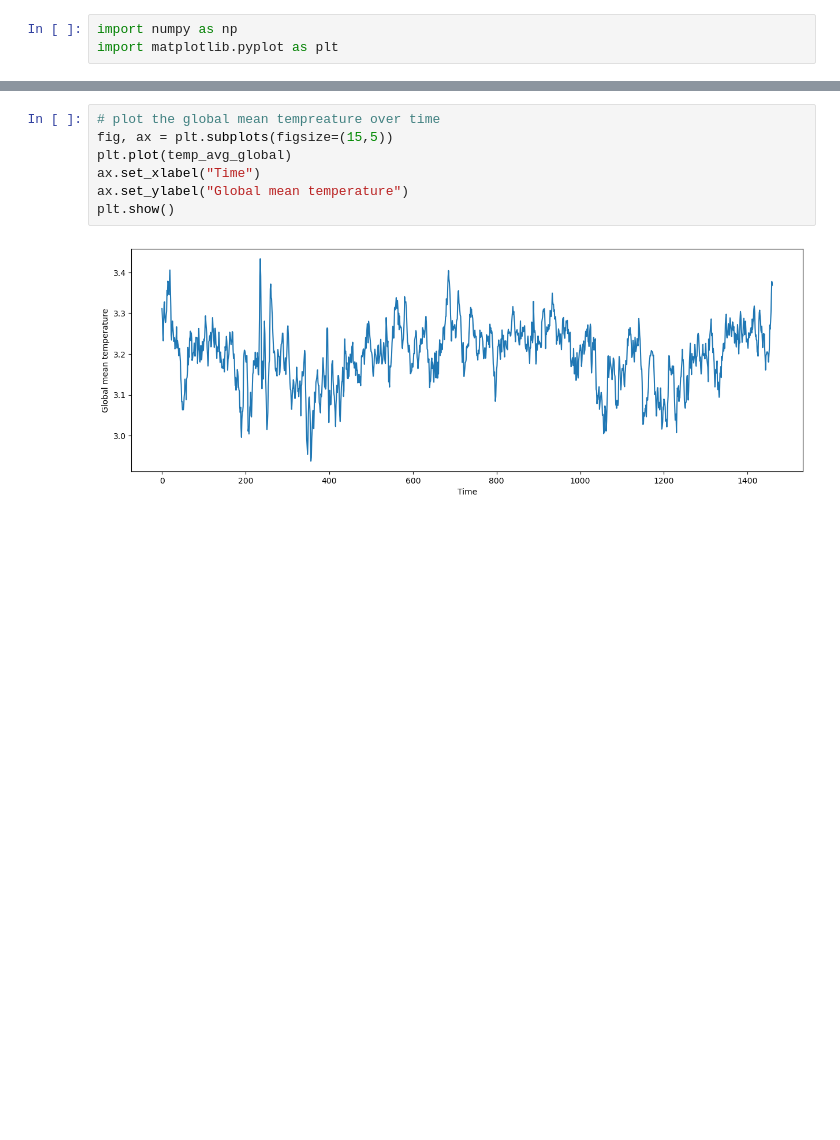
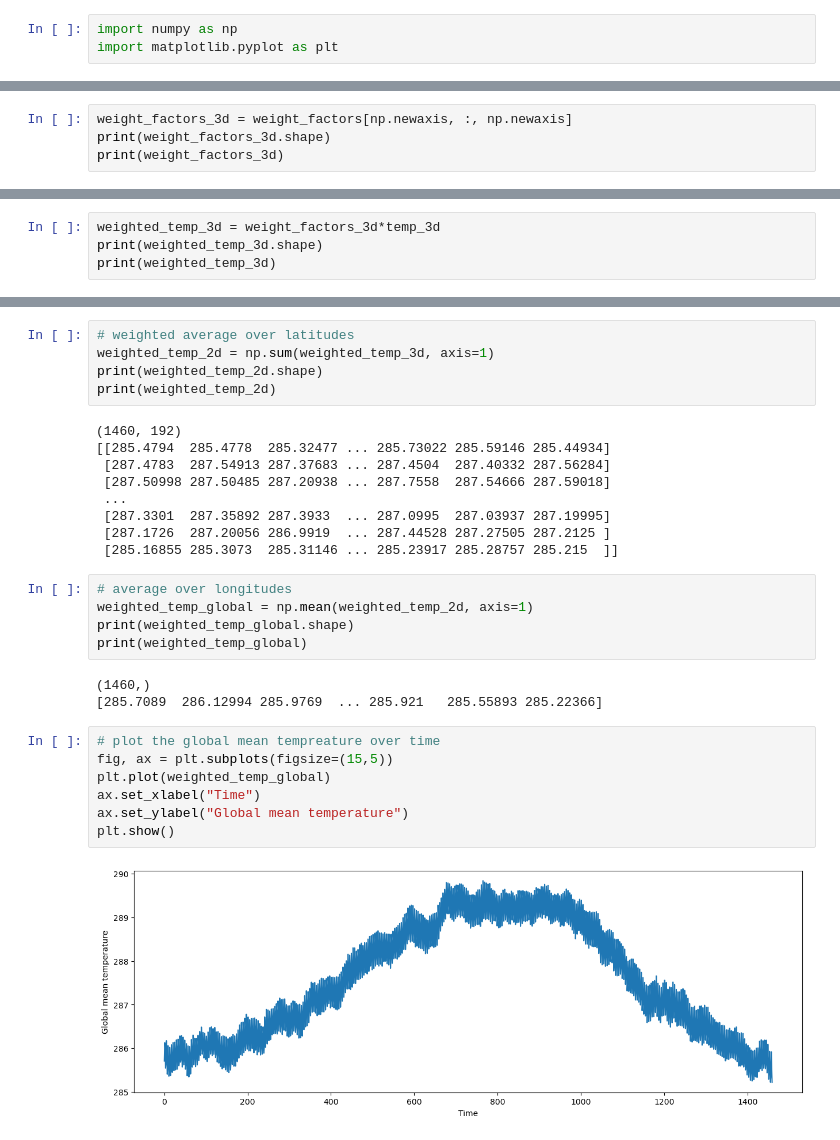
Before and after one commit to match798/G690, a Jupyter notebook: 05_multidimensional_arrays_also_plotting/05_multidimensional_array_exercise.ipynb, the cells around one changed output, grey strips where cells are left out. Cells and saved outputs as stored; diff of their text form; blank space fills up the shorter version.

```diff
--- a/05_multidimensional_arrays_also_plotting/05_multidimensional_array_exercise.ipynb
+++ b/05_multidimensional_arrays_also_plotting/05_multidimensional_array_exercise.ipynb
@@ -76,0 +107,4 @@ array([251.12   , 248.93   , 248.02   , ..., 253.26   , 257.15   ,
+# %%
+weight_factors_3d = weight_factors[np.newaxis, :, np.newaxis]
+print(weight_factors_3d.shape)
+print(weight_factors_3d)
@@ -76,0 +129,4 @@ array([251.12   , 248.93   , 248.02   , ..., 253.26   , 257.15   ,
+# %%
+weighted_temp_3d = weight_factors_3d*temp_3d
+print(weighted_temp_3d.shape)
+print(weighted_temp_3d)
@@ -77,9 +151,31 @@ array([251.12   , 248.93   , 248.02   , ..., 253.26   , 257.15   ,
+# %%
+# weighted average over latitudes
+weighted_temp_2d = np.sum(weighted_temp_3d, axis=1)
+print(weighted_temp_2d.shape)
+print(weighted_temp_2d)
+# %% [output]
+(1460, 192)
+[[285.4794  285.4778  285.32477 ... 285.73022 285.59146 285.44934]
+ [287.4783  287.54913 287.37683 ... 287.4504  287.40332 287.56284]
+ [287.50998 287.50485 287.20938 ... 287.7558  287.54666 287.59018]
+ ...
+ [287.3301  287.35892 287.3933  ... 287.0995  287.03937 287.19995]
+ [287.1726  287.20056 286.9919  ... 287.44528 287.27505 287.2125 ]
+ [285.16855 285.3073  285.31146 ... 285.23917 285.28757 285.215  ]]
+# %%
+# average over longitudes
+weighted_temp_global = np.mean(weighted_temp_2d, axis=1)
+print(weighted_temp_global.shape)
+print(weighted_temp_global)
+# %% [output]
+(1460,)
+[285.7089  286.12994 285.9769  ... 285.921   285.55893 285.22366]
 # %%
 # plot the global mean tempreature over time
 fig, ax = plt.subplots(figsize=(15,5))
-plt.plot(temp_avg_global)
+plt.plot(weighted_temp_global)
 ax.set_xlabel("Time")
 ax.set_ylabel("Global mean temperature")
 plt.show()
 # %% [output]
-[figure, old version]
+[figure, new version]
```
Also changed, not shown: parts of 6 cells of this notebook.
